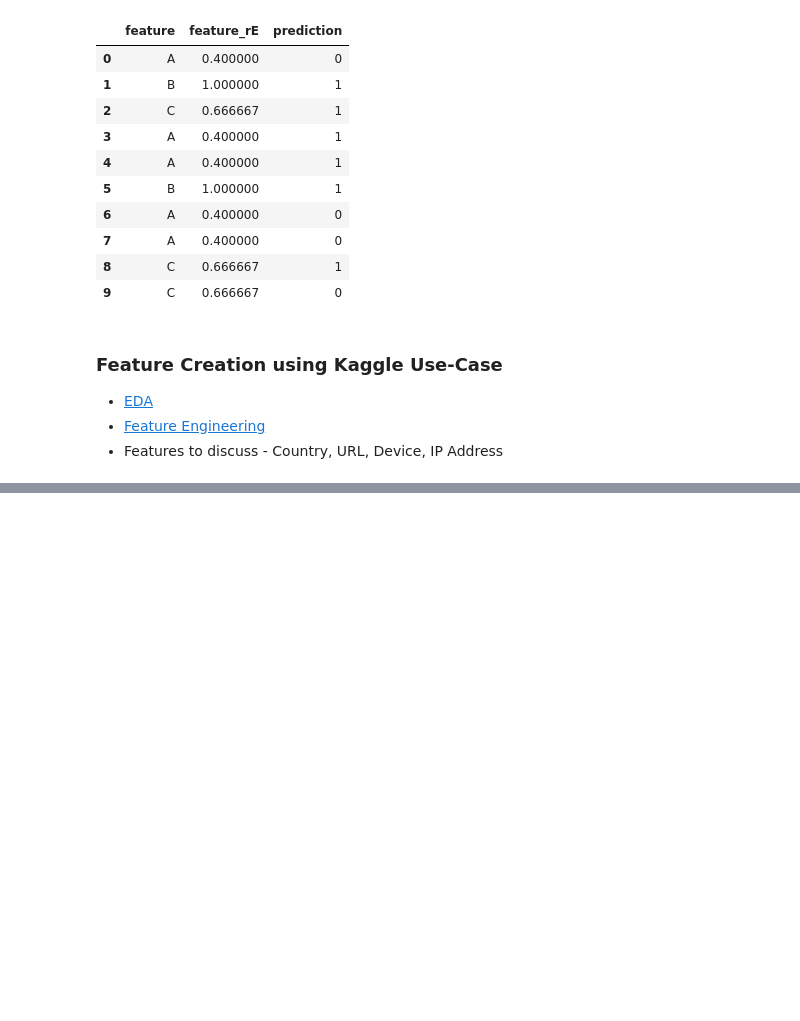
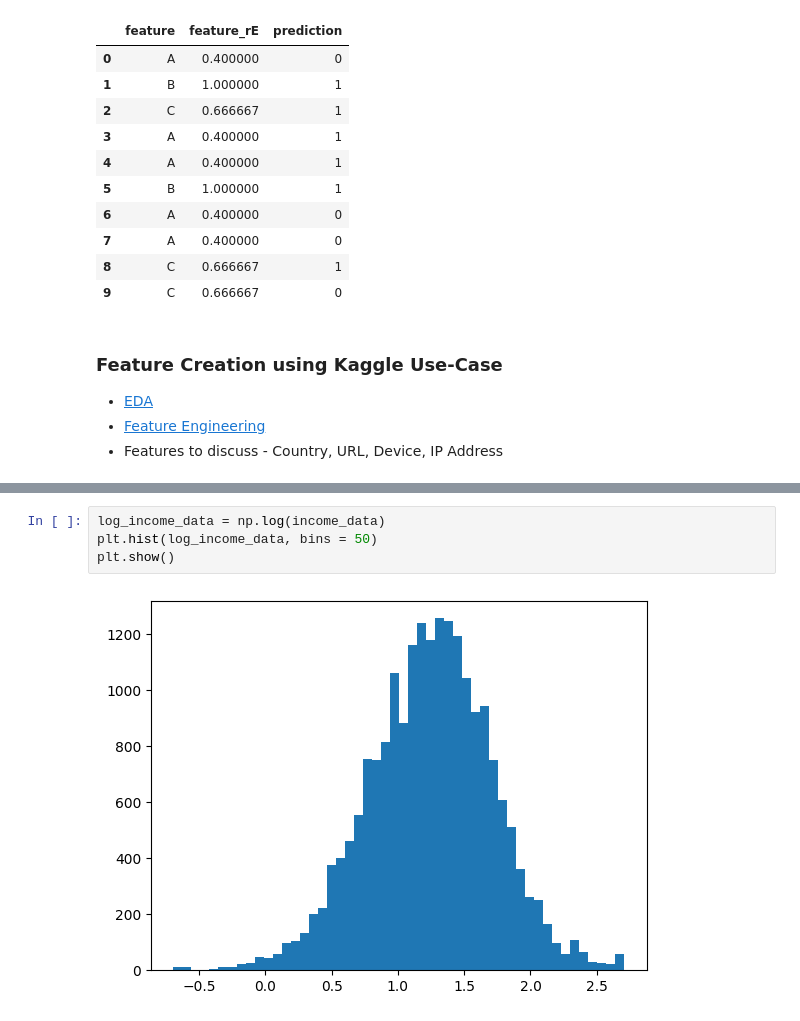
Before and after one commit to ramendrasingla/data-analysis-tutorial, a Jupyter notebook: Feature_Engineering_Tutorial.ipynb, the cells around one changed output, grey strips where cells are left out. Drawn from its saved outputs; the diff is of its cells as text; blank space fills up the shorter version.

```diff
--- a/Feature_Engineering_Tutorial.ipynb
+++ b/Feature_Engineering_Tutorial.ipynb
@@ -426,0 +555,6 @@ df_with_rE
+# %%
+log_income_data = np.log(income_data)
+plt.hist(log_income_data, bins = 50)
+plt.show()
+# %% [output]
+[figure, added]
```
Also changed, not shown: parts of 77 cells of this notebook.
